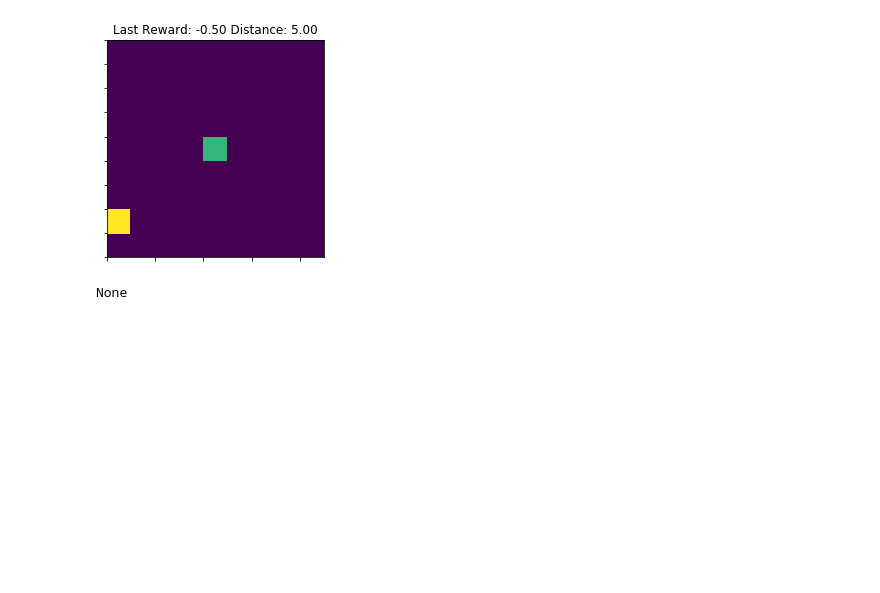
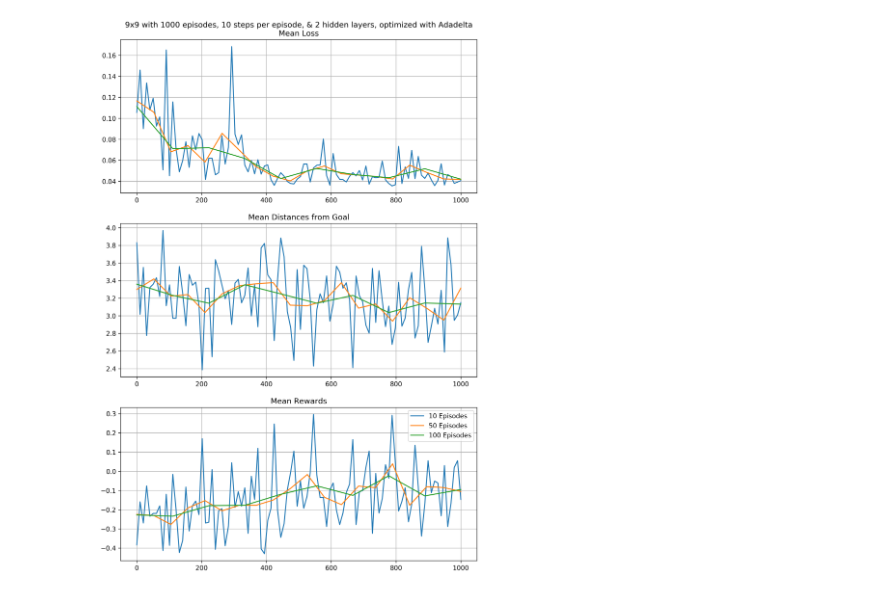
Before and after one commit to tab0r/Neural.Swarms, a Jupyter notebook: NaviGame/Reinforcement Model Training.ipynb, the cells around one changed output. Cells and saved outputs as stored; diff of their text form; code cells hidden in the pictures; blank space fills up the shorter version.

```diff
--- a/NaviGame/Reinforcement Model Training.ipynb
+++ b/NaviGame/Reinforcement Model Training.ipynb
@@ -6,10 +6,10 @@ Using Theano backend.
 # %%
 # lets train a DQN model!
 # make the model
-hiddens = [{"size":100,"activation":"relu"},
-           {"size":100,"activation":"relu"},
-           {"size":100,"activation":"relu"},
-          {"size":100,"activation":"relu"}]
+hiddens = [{"size":120,"activation":"relu"},
+           {"size":120,"activation":"relu"}]
+#            {"size":100,"activation":"relu"},
+#           {"size":100,"activation":"relu"}]
 # make an optimizer
 from keras.optimizers import sgd, RMSprop, Adagrad, Adadelta, Adam
 # note to self: DON'T CHANGE THIS UNTIL YOU KNOW WE'RE LEARNING SOMETHING
@@ -19,14 +19,15 @@ from keras.optimizers import sgd, RMSprop, Adagrad, Adadelta, Adam
 # optimizer_str = "Adagrad"
 # optimizer = RMSprop()
 # optimizer_str = "RMSprop"
-# optimizer = Adadelta()
-# optimizer_str = "Adadelta"
-optimizer = Adam()
-optimizer_str = "Adam"
+optimizer = Adadelta()
+optimizer_str = "Adadelta"
+# optimizer = Adam()
+# optimizer_str = "Adam"
 model = baseline_model(optimizer, hiddens)
 # %%
-# prepare the game for validating model
-test_game_size = 9
-test_game = ReinforcementNaviGame(test_game_size, test_game_size, model)
-test_game.setup()
-test_game.Navigator.move(x=1, y=0, relative = False)
+# prepare the game for training model
+training_game_size = 9
+training_game = ReinforcementNaviGame(training_game_size,
+                                training_game_size,
+                                model)
+training_game.setup()
@@ -35,21 +34,5 @@ test_game.Navigator.move(x=1, y=0, relative = False)
-# %%
-# test_game.shift_goal()
-# test_game.Navigator.move(x=0, y=0, relative = False)
-animate_game(test_game, n = 10)
-# %% [output]
-[figure, removed]
-None
-# %%
-# prepare the game for training model
-training_game_size = test_game_size
-training_game = ReinforcementNaviGame(training_game_size,
-                                training_game_size,
-                                model,
-                                tolerance = 1.3,
-                                goal_idle = 2)
-training_game.setup()
 # %%
-training_episodes = 1000000
+training_episodes = 1000
 steps = 10
 # train the model
 output = train_model(game = training_game,
@@ -66,7 +49,7 @@ f, axarr = pl.subplots(3, 1, figsize = (10, 15), dpi = 300)
 mean_step = 10
 num_means = int(len(output['distances'])/mean_step/steps)
 
-for _, k in enumerate([1000, 10000, 100000]):
+for _, k in enumerate([10, 50, 100]):
     mean_step = k
     mean_rewards = []
     mean_dists = []
@@ -87,31 +70,33 @@ for _, k in enumerate([1000, 10000, 100000]):
         mean_l = mean_l / steps_per_mean
         mean_rewards.append(mean_r)
         mean_dists.append(mean_d)
         mean_loss.append(mean_l)
     label = str(mean_step) + " Episodes"
     axarr[0].plot(x, mean_loss, label = label)
     axarr[1].plot(x, mean_dists, label = label)
     axarr[2].plot(x, mean_rewards, label = label)
 
 axarr[0].grid(True)
 axarr[0].set_title(title_str + 'Mean Loss')
 axarr[1].grid(True)
 axarr[1].set_title('Mean Distances from Goal')
 axarr[2].grid(True)
 axarr[2].set_title('Mean Rewards')
 f.subplots_adjust(hspace=0.2)
 
 # axarr[1].plot(x, output['replays'])
 # axarr[1].set_title('Replay Loss')
 # axarr[2].plot(x2, output['reward_totals'])
 # axarr[2].set_title('Total Reward')
 # axarr[2].plot(x2, output['distances'])
 # axarr[2].set_title('Distance from Goal')
 
 file_str = str(training_game_size) + "x" + str(training_game_size) + "_"
 file_str += str(training_episodes) + "_" + str(steps) + "_" + str(len(hiddens))
 file_str += "_" + optimizer_str
 pl.legend()
 pl.plot()
-pl.savefig("rl_plots" + "_with_replay_50_neurons_per_later" + file_str + ".png")
+pl.savefig("rl_plots" + "_120_neurons_" + file_str + ".png")
 pl.show()
+# %% [output]
+[figure, added]
```
Also changed, not shown: parts of 4 cells of this notebook, 11 other files.
